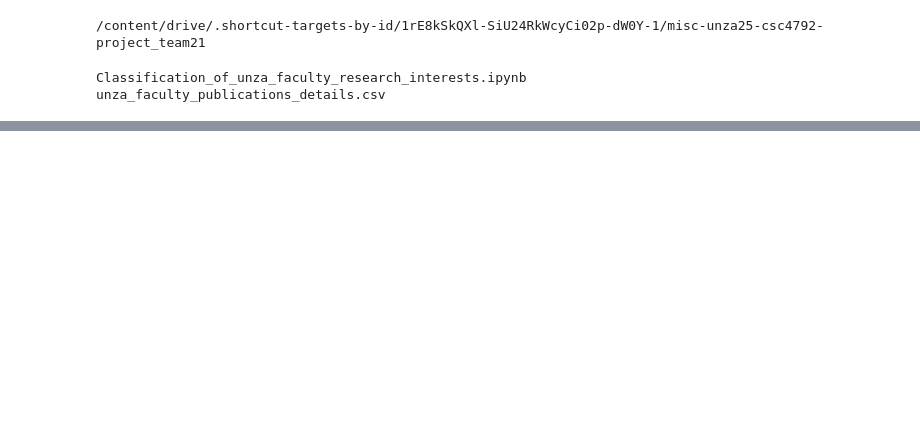
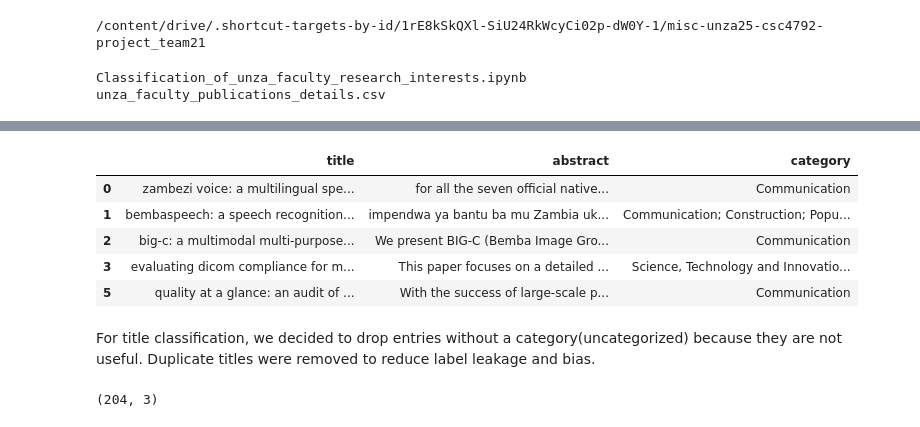
Before and after one commit to Li-DavidM/Li-DavidM, a Jupyter notebook: Classification_of_unza_faculty_research_interests.ipynb, the cells around one changed output, grey strips where cells are left out. Cells and saved outputs as stored; diff of their text form; code cells hidden in the pictures; blank space fills up the shorter version.

```diff
--- a/Classification_of_unza_faculty_research_interests.ipynb
+++ b/Classification_of_unza_faculty_research_interests.ipynb
@@ -236,0 +330,17 @@ recognition within the academic community.
+# %%
+pub_details = pub_details[pub_details['category'] != 'Uncategorized']
+# %%
+pub_details.head()
+# %% [output]
+|  | title | abstract | category |
+| 0 | zambezi voice: a multilingual spe... | for all the seven official native... | Communication |
+| 1 | bembaspeech: a speech recognition... | impendwa ya bantu ba mu Zambia uk... | Communication; Construction; Popu... |
+| 2 | big-c: a multimodal multi-purpose... | We present BIG-C (Bemba Image Gro... | Communication |
+| 3 | evaluating dicom compliance for m... | This paper focuses on a detailed ... | Science, Technology and Innovatio... |
+| 5 | quality at a glance: an audit of ... | With the success of large-scale p... | Communication |
+# %% [markdown]
+ For title classification, we decided to drop entries without a category(uncategorized) because they are not useful. Duplicate titles were removed to reduce label leakage and bias.
+# %%
+pub_details.shape
+# %% [output]
+(204, 3)
```
Also changed, not shown: parts of 28 cells of this notebook.
